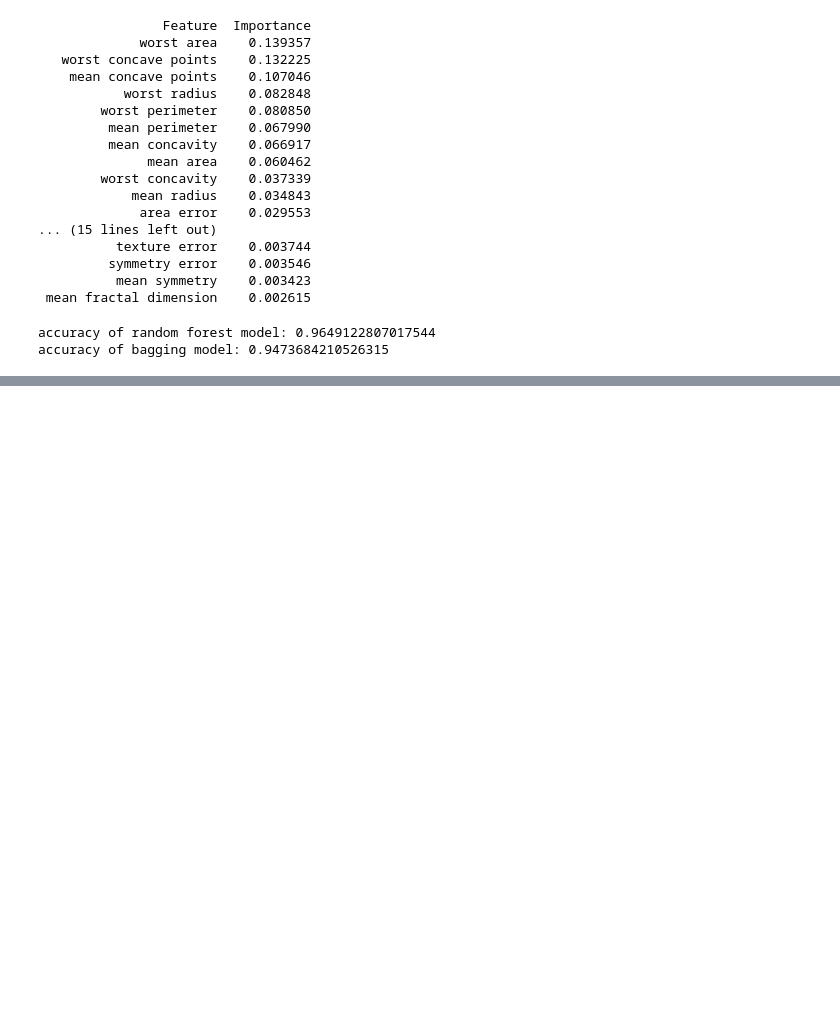
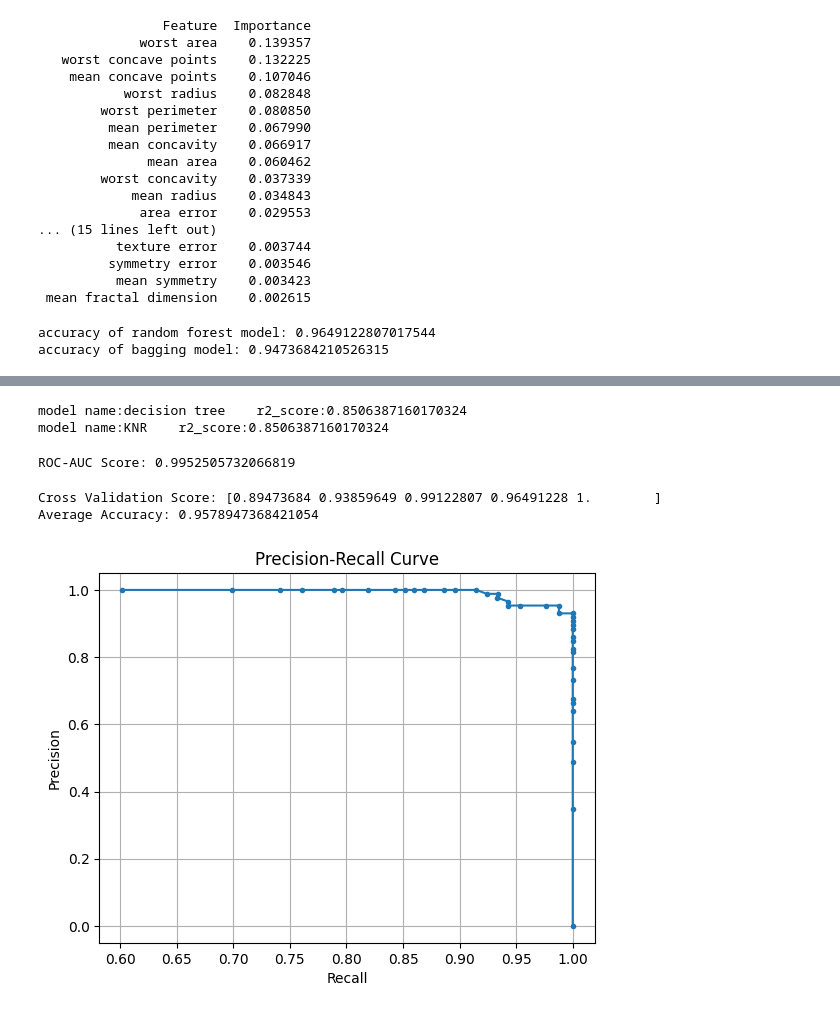
Before and after one commit to anjali10025/machine__learning, a Jupyter notebook: ensemble.ipynb, the cells around one changed output, grey strips where cells are left out. Drawn from its saved outputs; the diff is of its cells as text; code cells hidden in the pictures; blank space fills up the shorter version.

```diff
--- a/ensemble.ipynb
+++ b/ensemble.ipynb
@@ -259,0 +573,80 @@ accuracy of bagging model: 0.9473684210526315
+# %%
+#Q:40
+from sklearn.datasets import fetch_california_housing
+from sklearn.model_selection import train_test_split
+from sklearn.tree import DecisionTreeRegressor
+from sklearn.neighbors import KNeighborsRegressor
+from sklearn.metrics import r2_score
+
+data = fetch_california_housing(return_X_y=True)
+x_train,x_test,y_train,y_test = train_test_split(x,y,test_size=0.2,random_state=42)
+model1=DecisionTreeRegressor(random_state=42)
+model2=KNeighborsRegressor()
+base_estimators = {"decision tree":model1, "KNR":model2}
+for i in base_estimators:
+    model = BaggingRegressor(estimator=base_estimators[i],n_estimators=100,random_state=42)
+    model.fit(x_train,y_train)
+    model.predict(x_test)
+    score = r2_score(y_test,y_pred)
+
+    print(f'model name:{i}    r2_score:{score}')
+# %% [output]
+model name:decision tree    r2_score:0.8506387160170324
+model name:KNR    r2_score:0.8506387160170324
+# %%
+#Q:41
+from sklearn.datasets import load_breast_cancer
+from sklearn.model_selection import train_test_split
+from sklearn.ensemble import RandomForestClassifier
+from sklearn.metrics import roc_auc_score
+
+data = load_breast_cancer()
+x = data.data
+y = data.target
+x_train,x_test,y_train,y_test = train_test_split(x,y,test_size=0.2,random_state=42)
+rfc = RandomForestClassifier(n_estimators=100,random_state=42)
+rfc.fit(x_train,y_train)
+y_pred = rfc.predict_proba(x_test)[:,1]
+print("ROC-AUC Score:",roc_auc_score(y_test,y_pred))
+# %% [output]
+ROC-AUC Score: 0.9952505732066819
+# %%
+#Q:42
+from sklearn.datasets import load_breast_cancer
+from sklearn.model_selection import cross_val_score
+from sklearn.ensemble import BaggingClassifier
+from sklearn.tree import DecisionTreeClassifier
+
+
+x,y = load_breast_cancer(return_X_y=True)
+
+model = BaggingClassifier(estimator=DecisionTreeClassifier(),n_estimators=100,random_state=42)
+
+scores = cross_val_score(model,x,y,cv=5)
+print("Cross Validation Score:", scores)
+print("Average Accuracy:",scores.mean())
+# %% [output]
+Cross Validation Score: [0.89473684 0.93859649 0.99122807 0.96491228 1.        ]
+Average Accuracy: 0.9578947368421054
+# %%
+#Q:43
+from sklearn.datasets import load_breast_cancer
+from sklearn.model_selection import train_test_split
+from sklearn.ensemble import RandomForestClassifier
+from sklearn.metrics import precision_recall_curve
+import matplotlib.pyplot as plt
+
+x_train,x_test,y_train,y_test = train_test_split(x,y,)
+model= RandomForestClassifier(n_estimators=100,random_state=42)
+model.fit(x_train,y_train)
+y_pred = model.predict_proba(x_test)[:,1]
+precision,recall,threshold = precision_recall_curve(y_test,y_pred)
+
+plt.plot(precision,recall,marker='.')
+plt.xlabel("Recall")
+plt.ylabel("Precision")
+plt.title('Precision-Recall Curve')
+plt.grid(True)
+plt.show()
+# %% [output]
+[figure, added]
```
Also changed, not shown: parts of 11 cells of this notebook.
